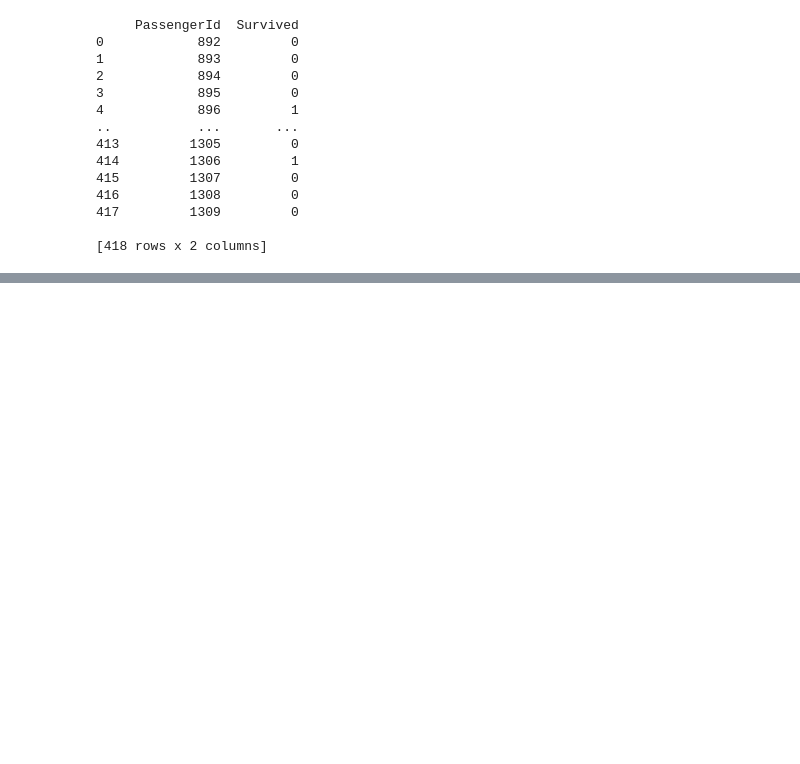
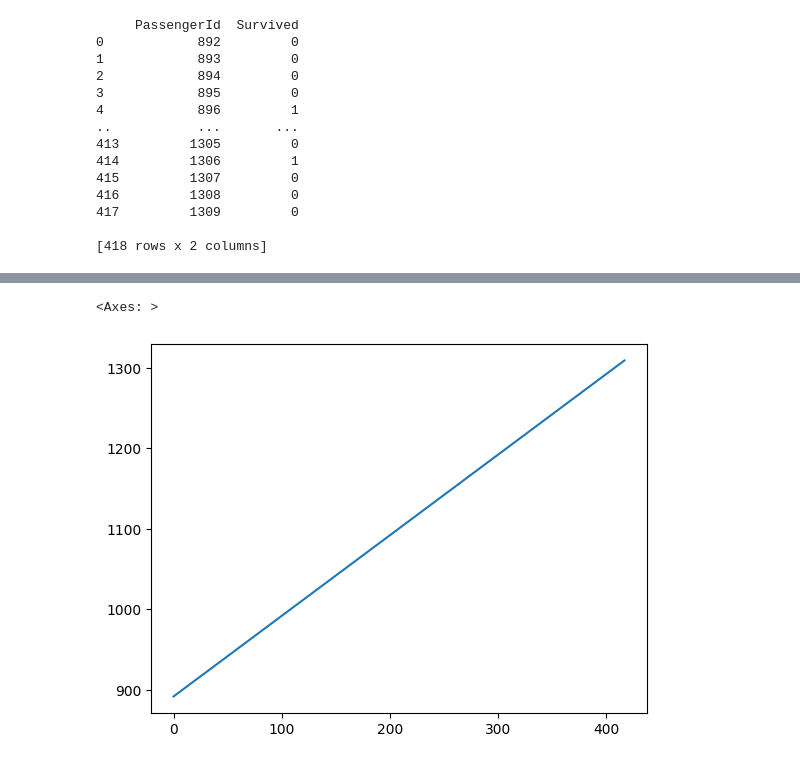
Before and after one commit to Pavandunghav/DATA-SCIENCE-AND-MACHINE-LEARNING, a Jupyter notebook: pandas.ipynb, the cells around one changed output, grey strips where cells are left out. Cells and saved outputs as stored; diff of their text form; code cells hidden in the pictures; blank space fills up the shorter version.

```diff
--- a/pandas.ipynb
+++ b/pandas.ipynb
@@ -42,0 +301,5 @@ TypeError: 'index' is an invalid keyword argument for print()
+# %%
+f1["PassengerId"].plot()
+# %% [output]
+<Axes: >
+[figure, added]
```
Also changed, not shown: parts of 35 cells of this notebook, 1 other file.
